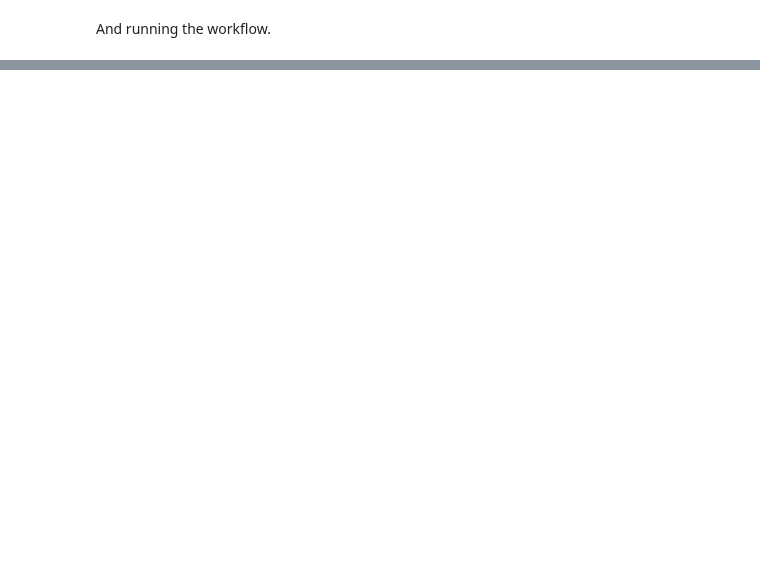
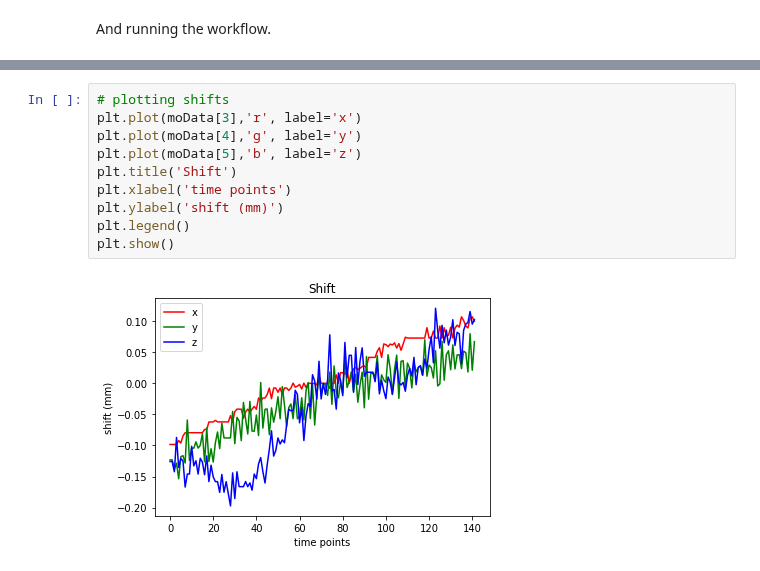
Before and after one commit to sathayas/JupyterfMRIFall2019, a Jupyter notebook: MoCor.ipynb, the cells around one changed output, grey strips where cells are left out. Drawn from its saved outputs; the diff is of its cells as text; blank space fills up the shorter version.

```diff
--- a/MoCor.ipynb
+++ b/MoCor.ipynb
@@ -198,0 +259,12 @@ moCor.run()
+# %%
+# plotting shifts
+plt.plot(moData[3],'r', label='x')
+plt.plot(moData[4],'g', label='y')
+plt.plot(moData[5],'b', label='z')
+plt.title('Shift')
+plt.xlabel('time points')
+plt.ylabel('shift (mm)')
+plt.legend()
+plt.show()
+# %% [output]
+[figure, added]
```
Also changed, not shown: parts of 36 cells of this notebook.
